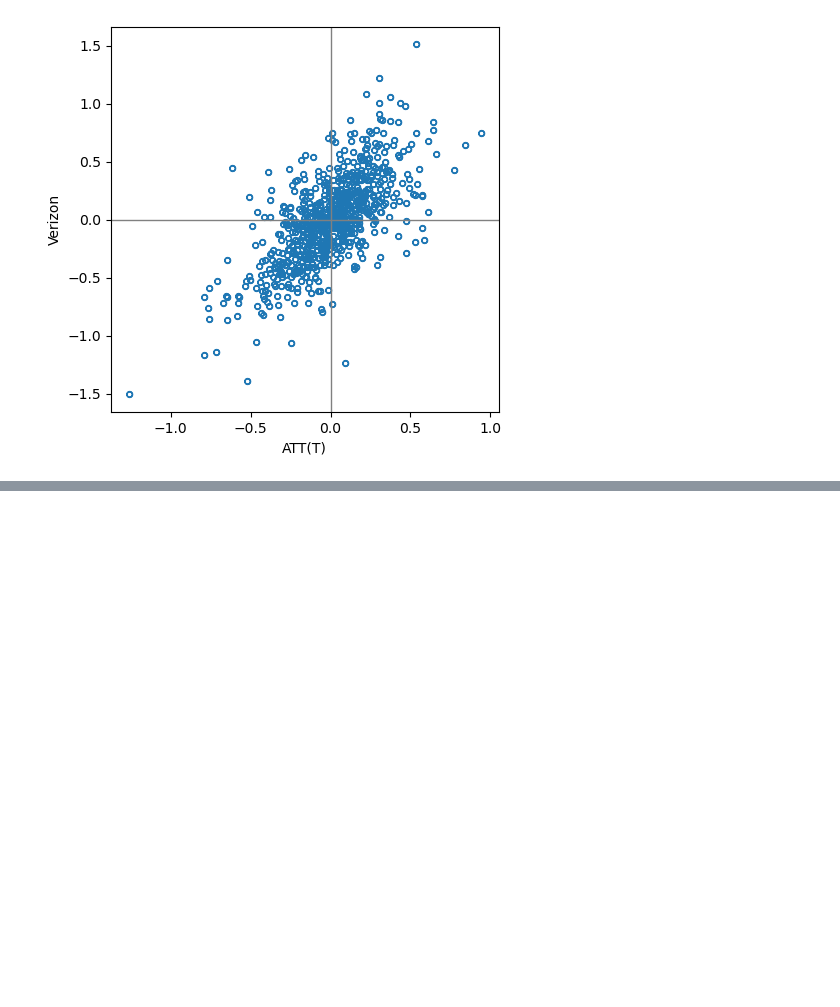
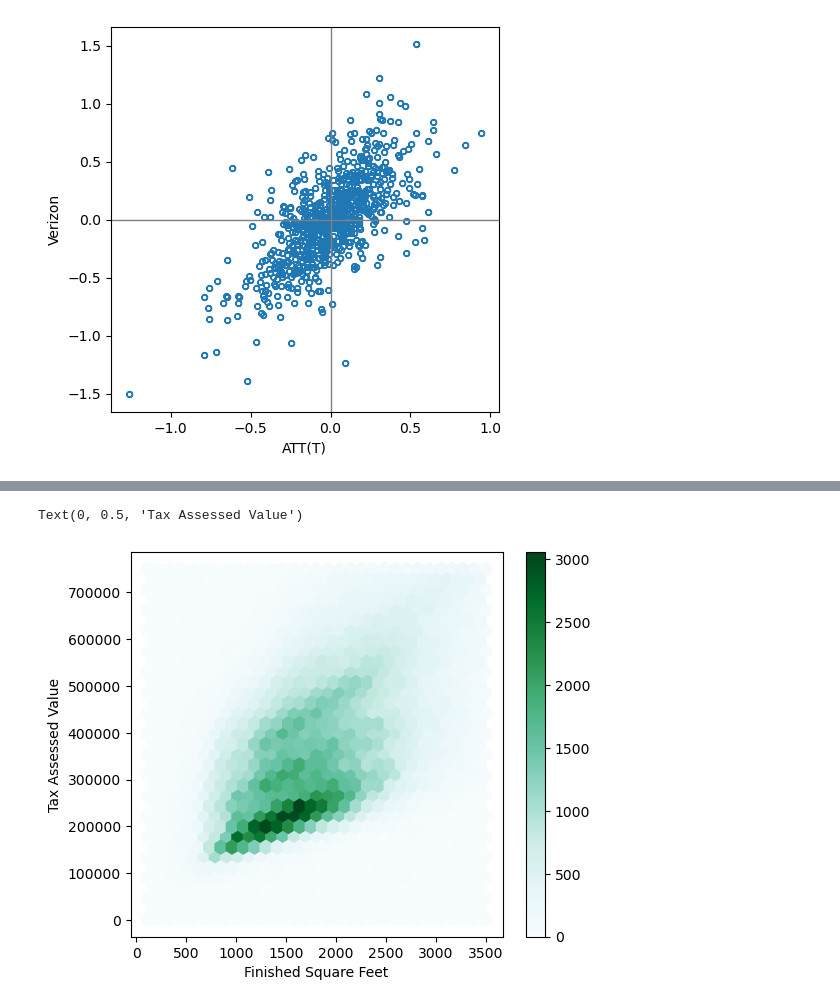
Before and after one commit to shailesh097/statistics_datascience, a Jupyter notebook: main.ipynb, the cells around one changed output, grey strips where cells are left out. Cells and saved outputs as stored; diff of their text form; code cells hidden in the pictures; blank space fills up the shorter version.

```diff
--- a/main.ipynb
+++ b/main.ipynb
@@ -216,0 +220,3 @@ ax.axvline(0, color='grey', lw=1)
+# %%
+tax = pd.read_csv('data/kc_tax.csv.gz')
+tax.head()
@@ -216,0 +234,8 @@ ax.axvline(0, color='grey', lw=1)
+# %%
+tax0 = tax.loc[(tax.TaxAssessedValue < 750000) & (tax.SqFtTotLiving > 100) & (tax.SqFtTotLiving < 3500),:]
+ax = tax0.plot.hexbin(x='SqFtTotLiving', y='TaxAssessedValue', gridsize=30, sharex=False, figsize=(6, 5))
+ax.set_xlabel("Finished Square Feet")
+ax.set_ylabel("Tax Assessed Value")
+# %% [output]
+Text(0, 0.5, 'Tax Assessed Value')
+[figure, added]
```
Also changed, not shown: parts of 4 cells of this notebook.
